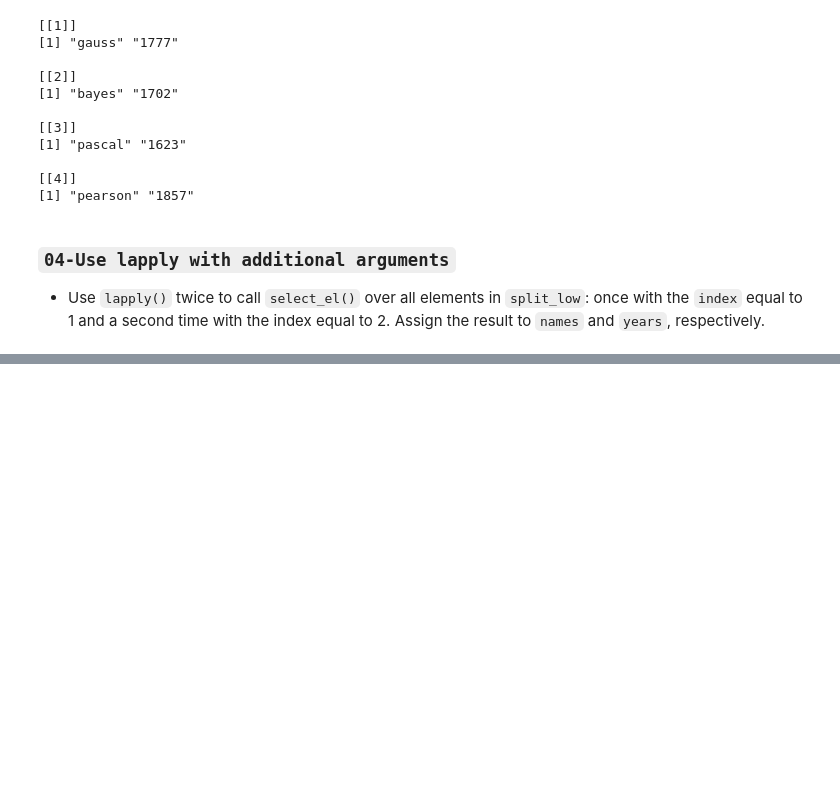
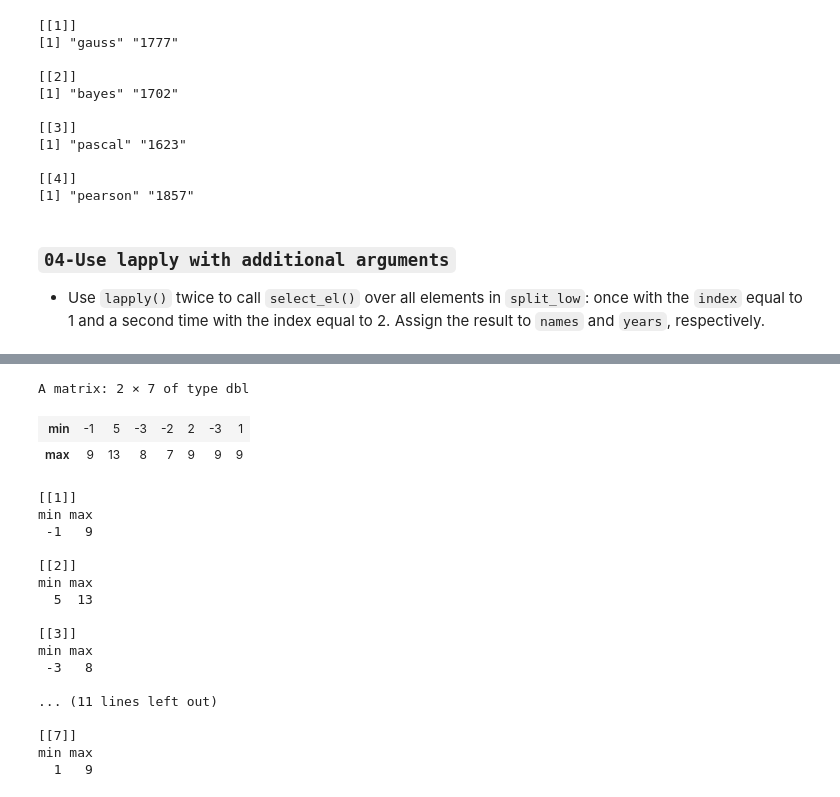
Before and after one commit to AI-MOO/Data_Scientist_with_R, a Jupyter notebook: 02_Intermediate_R/04_The_apply_family.ipynb, the cells around one changed output, grey strips where cells are left out. Cells and saved outputs as stored; diff of their text form; code cells hidden in the pictures; blank space fills up the shorter version.

```diff
--- a/02_Intermediate_R/04_The_apply_family.ipynb
+++ b/02_Intermediate_R/04_The_apply_family.ipynb
@@ -78,0 +238,34 @@ years <- lapply(split_low, function(x) {x[2]})
+# %%
+# temp is already available in the workspace
+
+# Create a function that returns min and max of a vector: extremes
+extremes <- function(x) {
+  c(min = min(x), max = max(x))
+}
+
+# Apply extremes() over temp with sapply()
+sapply(temp, extremes)
+
+# Apply extremes() over temp with lapply()
+lapply(temp, extremes)
+# %% [output]
+A matrix: 2 × 7 of type dbl
+| min | -1 | 5 | -3 | -2 | 2 | -3 | 1 |
+| max | 9 | 13 | 8 | 7 | 9 | 9 | 9 |
+[[1]]
+min max
+ -1   9
+
+[[2]]
+min max
+  5  13
+
+[[3]]
+min max
+ -3   8
+
+... (11 lines left out)
+
+[[7]]
+min max
+  1   9
```
Also changed, not shown: parts of 23 cells of this notebook.
